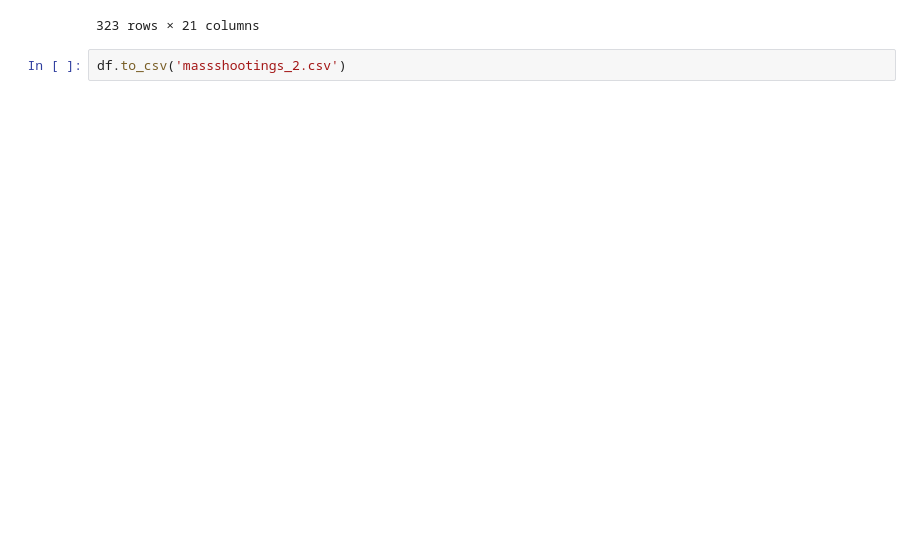
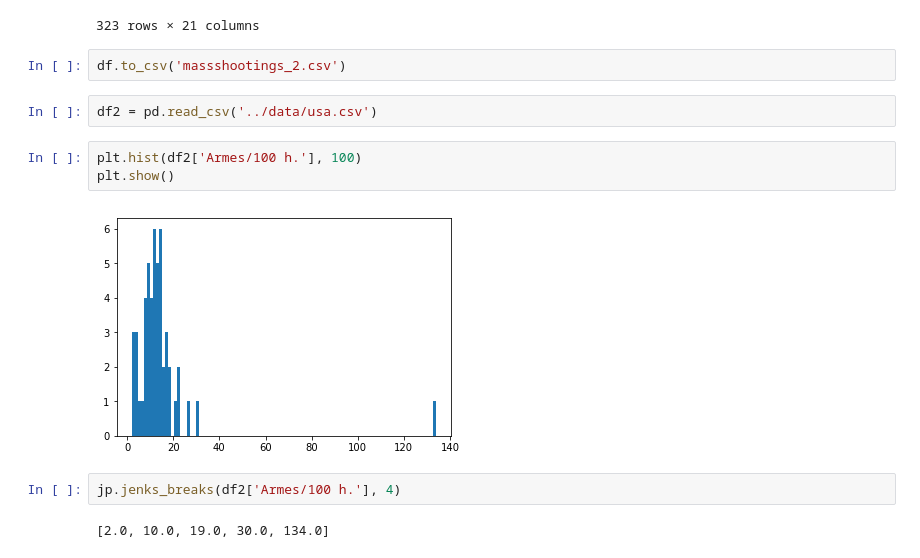
Before and after one commit to enguerrandgrx/DataViz, a Jupyter notebook: python/DataCleaning.ipynb, the cells around one changed output. Saved outputs shown, nothing was run; the diff lists cells and outputs as text; blank space fills up the shorter version.

```diff
--- a/DataCleaning.ipynb
+++ b/python/DataCleaning.ipynb
@@ -103,3 +105,14 @@ df.apply(lambda row: fill_LatLong(row), axis = 1)
 323 rows × 21 columns
 # %%
 df.to_csv('massshootings_2.csv')
+# %%
+df2 = pd.read_csv('../data/usa.csv')
+# %%
+plt.hist(df2['Armes/100 h.'], 100)
+plt.show()
+# %% [output]
+[figure, added]
+# %%
+jp.jenks_breaks(df2['Armes/100 h.'], 4)
+# %% [output]
+[2.0, 10.0, 19.0, 30.0, 134.0]
```
Also changed, not shown: parts of 1 cell of this notebook, 7 other files.
